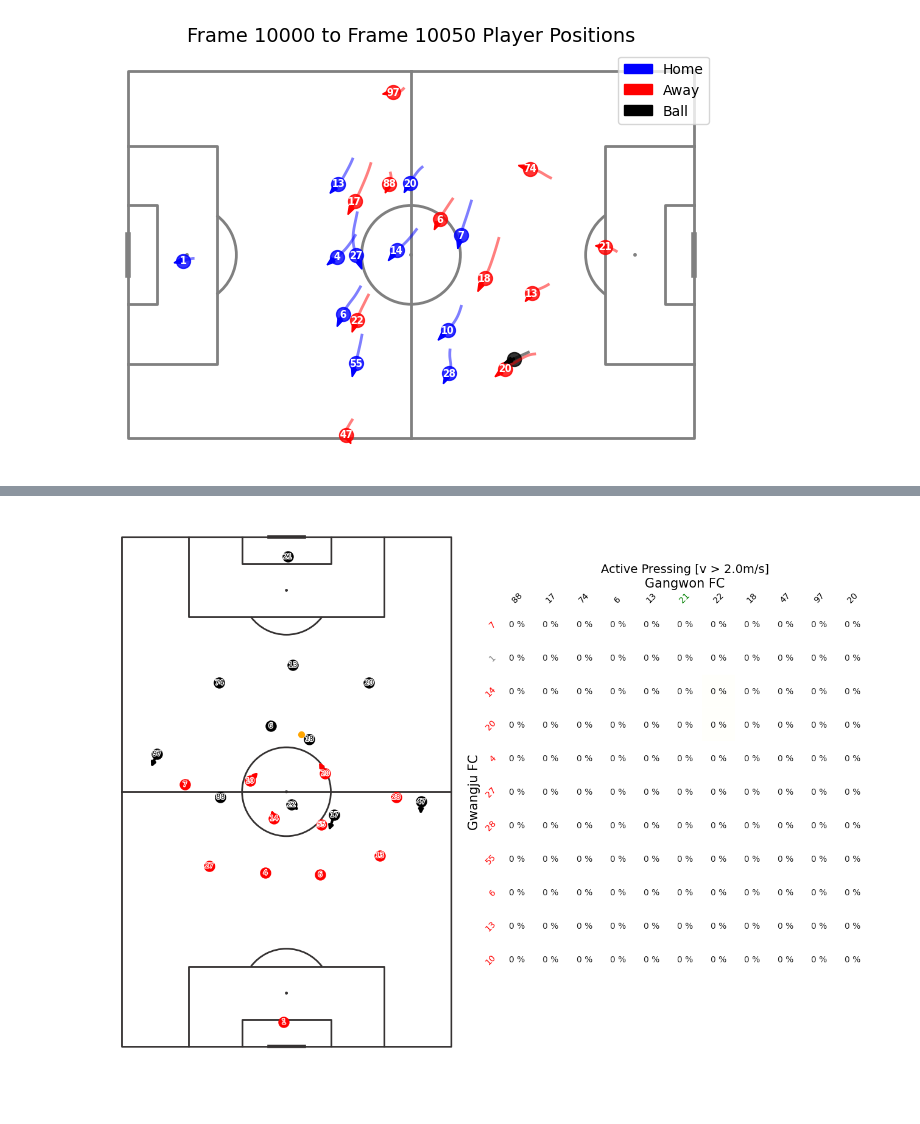
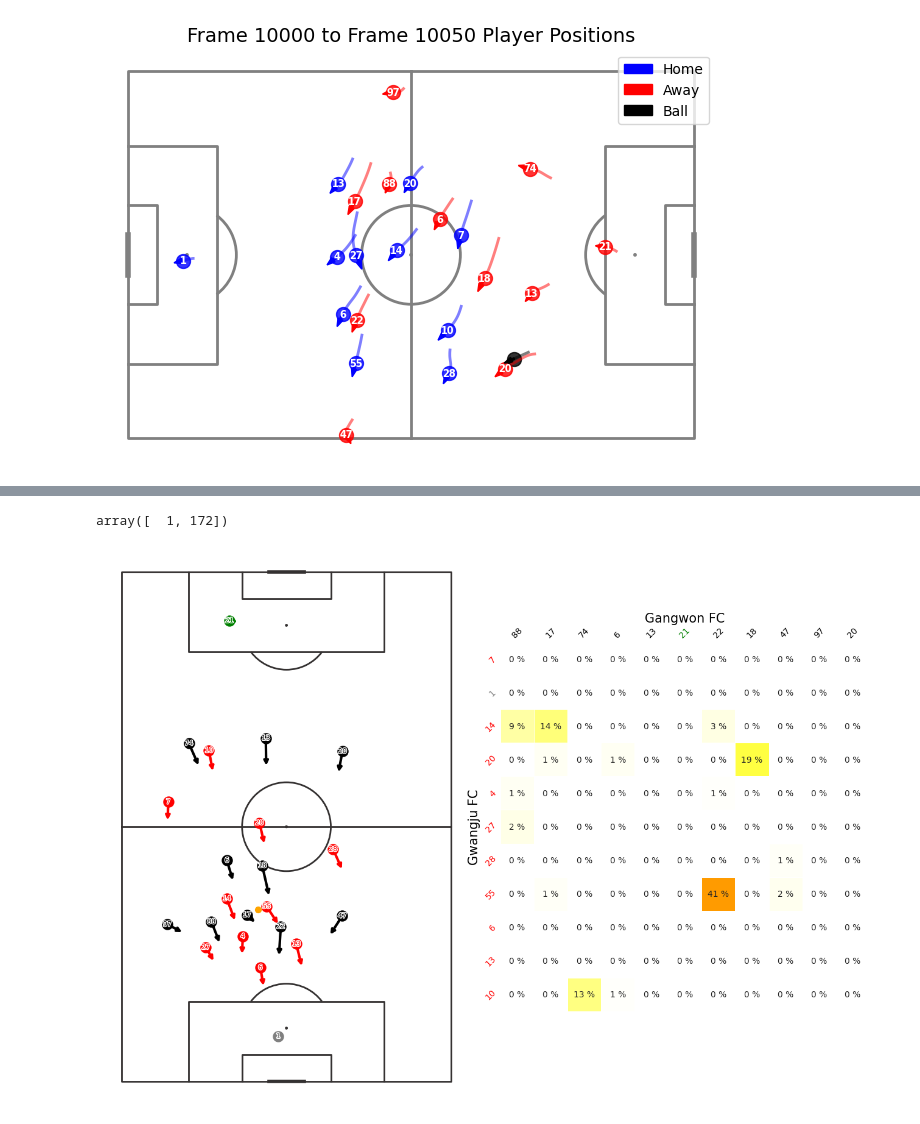
Before and after one commit to leemingo/express-v2, a Jupyter notebook: notebook/1-kloppy-summary.ipynb, the cells around one changed output, grey strips where cells are left out. Cells and saved outputs as stored; diff of their text form; code cells hidden in the pictures.

```diff
--- a/notebook/1-kloppy-summary.ipynb
+++ b/notebook/1-kloppy-summary.ipynb
@@ -355,7 +361,7 @@ AWAY_COLOR, AWAY_GK_COLOR = "black", "green"
 BALL_COLOR = "orange"
 
 
-def __plot_settings(ax, row_players, column_players, speed_threshold: float = None):
+def __plot_settings(ax, row_players, column_players, method = 'teams', speed_threshold: float = None):
     for t in ax.texts:
         t.set_text(t.get_text() + " %")
     ax.figure.axes[-1].yaxis.label.set_size(10)
@@ -413,7 +419,8 @@ def __plot_settings(ax, row_players, column_players, speed_threshold: float = No
     ax.set_yticklabels(ax.get_yticklabels(), rotation=45)
 
     fontsize = 15
-    if model._method == "teams":
+    # if model._method == "teams":
+    if method == "teams":
         ax.set_ylabel(row_players[0].team_name, fontsize=fontsize)
         ax.set_xlabel(column_players[0].team_name, fontsize=fontsize)
     else:
@@ -426,7 +433,7 @@ def __plot_settings(ax, row_players, column_players, speed_threshold: float = No
         ax.set_title(f"Active Pressing [v > {speed_threshold}m/s]", fontsize=14)
 
 
-def __plot_dots(frame_data, ax):
+def __plot_dots(frame_data, total_players, ax):
     import matplotlib.patheffects as path_effects
 
     # Because we use VerticalPitch we flip x and y
@@ -437,7 +444,7 @@ def __plot_dots(frame_data, ax):
 
         if not is_ball:
             # player = dataset.get_player_by_id(player_id=r["id"])
-            player = [p for p in row_players + column_players if p.player_id == r['id']][0]
+            player = [p for p in total_players if p.player_id == r['id']][0]
 
             color = (
                 HOME_COLOR
@@ -503,7 +510,7 @@ def __plot_matrix(
         linewidths=0.5,
         cbar=False,
     )
-    __plot_settings(ax, row_players, column_players, speed_threshold)
+    __plot_settings(ax, row_players, column_players, 'teams', speed_threshold)
     return ax
 # %%
 import polars as pl
@@ -563,16 +570,18 @@ def plot_pressing_intensity(row, ax1, ax2):
                             is_gk=player['is_gk'],
                             is_home=player['is_home']
                                 ))
+    total_players = row_players + column_players
     polars_df = pl.from_pandas(tracking_df)
     frame_data = polars_df.filter(
         (pl.col("frame_id") == frame_id) & (pl.col("period_id") == period_id)
     )
 
-    __plot_dots(frame_data=frame_data, ax=ax1)
+    __plot_dots(frame_data=frame_data, total_players=total_players, ax=ax1)
     __plot_matrix(
         matrix=np.array([x for x in row["probability_to_intercept"]]),
         row_players=row_players,
         column_players=column_players,
-        speed_threshold=model._speed_threshold,
+        # speed_threshold=model._speed_threshold,
+        speed_threshold=None,
         ax=ax2,
     )
@@ -595,0 +588,3 @@ press_df[max_df > 0.8]
+# %%
+test_df = pd.read_csv("test.csv")
+test_df.head()
@@ -596,38 +598,46 @@ press_df[max_df > 0.8]
+# %%
+test_df[['period_id', 'frame_id']].values[0]
+# %% [output]
+array([  1, 172])
 # %%
-frame_id = 172
-# FILE_PATH = f"../figs/{meta_data['match_title']}_{frame_id}.mp4"
-FILE_PATH = f"../figs/{match_info['MatchTitle']}_{frame_id}.mp4"
+period_id, frame_id =test_df[['period_id', 'frame_id']].values[2]
+
+FILE_PATH = f"/data/MHL/pressing-intensity/figs/{meta_data['match_title']}_{frame_id}.mp4"
+# FILE_PATH = f"../figs/{match_info['MatchTitle']}_{frame_id}.mp4"
 
 pitch = VerticalPitch(
     pitch_type=coordinates,
-    pitch_length=dataset.settings.pitch_dimensions.pitch_length,
-    pitch_width=dataset.settings.pitch_dimensions.pitch_width,
+    pitch_length=C.PITCH_X_MAX - C.PITCH_X_MIN,
+    pitch_width=C.PITCH_Y_MAX - C.PITCH_Y_MIN,
     pitch_color="white",
     line_color="#343131",
 )
 
 fig, (ax1, ax2) = plt.subplots(1, 2, figsize=(14, 10), gridspec_kw={"wspace": 0.08})
 fig.subplots_adjust(left=0.05, right=0.95, top=0.95, bottom=0.05)
 
-window_df = press_df[(press_df['frame_id']>=100) &
-         (press_df['frame_id']<=172 + 50)]
+window_df = press_df[
+        (press_df['period_id']==period_id) &
+        (press_df['frame_id']>=frame_id - 150) &
+        (press_df['frame_id']<=frame_id + 150)
+        ]
 
 def update(idx):
     ax1.clear()
     ax2.clear()
 
     pitch.draw(ax=ax1)
     # row = model.output.to_pandas().iloc[idx]
     row = window_df.iloc[idx]
     plot_pressing_intensity(row, ax1, ax2)
 
 
 # ani = FuncAnimation(fig, update, frames=len(model.output), repeat=False)
 ani = FuncAnimation(fig, update, frames=len(window_df['frame_id'].unique()), repeat=False)
 
 ani.save(
     # FILE_PATH, fps=kloppy_dataset.metadata.frame_rate, extra_args=["-vcodec", "libx264"]
     FILE_PATH, fps=meta_data['fps'], extra_args=["-vcodec", "libx264"]
 )
 # %% [output]
-[figure, old version]
+[figure, new version]
```
Also changed, not shown: parts of 3 cells of this notebook, 6 other files.
